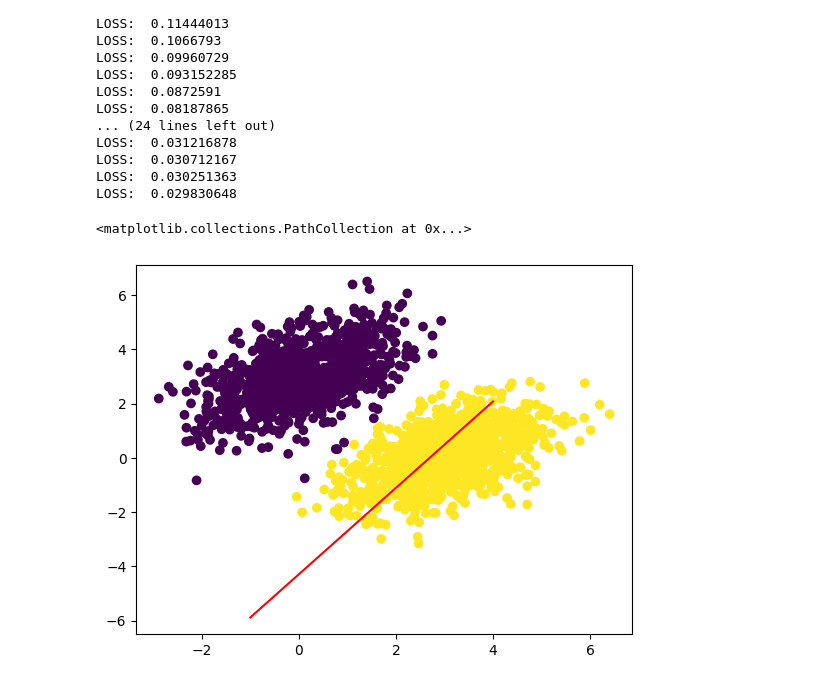
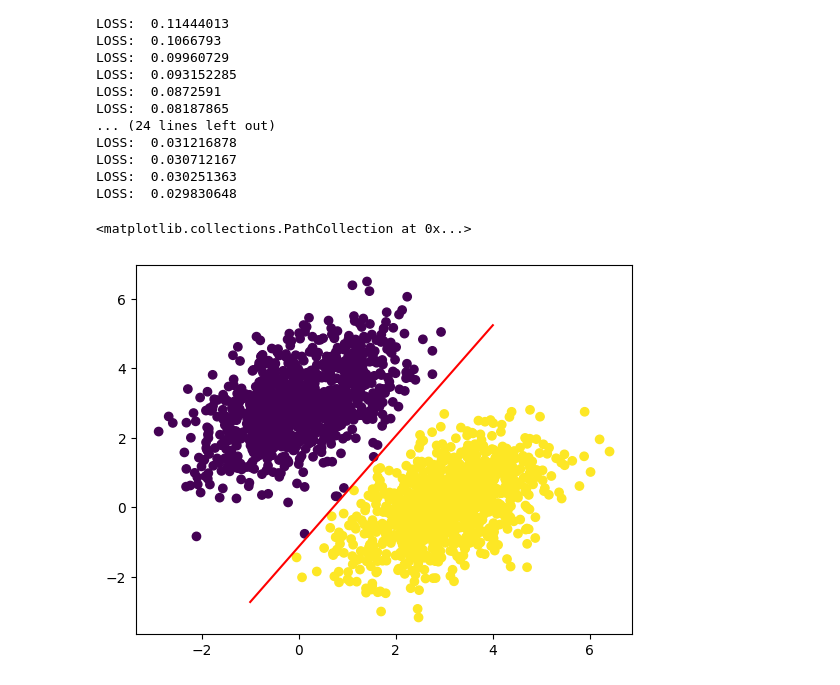
Before and after one commit to evizitei/deep_learning_with_python_book, a Jupyter notebook: notebooks/BackpropLinearClassifier.ipynb, the cells around one changed output. Cells and saved outputs as stored; diff of their text form; code cells hidden in the pictures.

```diff
--- a/notebooks/BackpropLinearClassifier.ipynb
+++ b/notebooks/BackpropLinearClassifier.ipynb
@@ -168,9 +168,9 @@ LOSS:  0.029830648
 # %%
 predictions = model(inputs, curW, curB)
 plot_x = np.linspace(-1, 4, 100)
-plot_y = ((-1 * curW[0]) / curW[1]) * plot_x + (0.5 - b) / curW[1]
+plot_y = ((-1 * curW[0]) / curW[1]) * plot_x + (0.5 - curB) / curW[1]
 plt.plot(plot_x, plot_y, "-r")
 plt.scatter(inputs[:, 0], inputs[:, 1], c=predictions[:, 0] > 0.5)
 # %% [output]
 <matplotlib.collections.PathCollection at 0x...>
-[figure, old version]
+[figure, new version]
```
Also changed, not shown: 1 other file.
